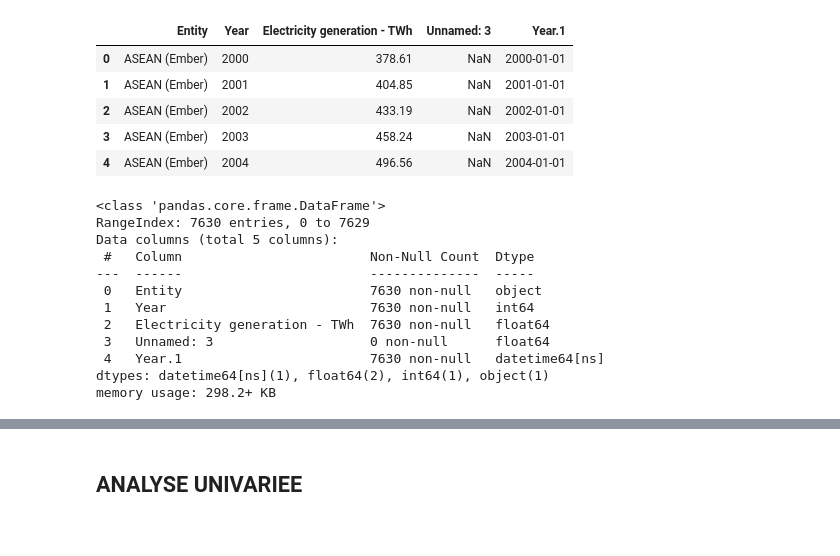
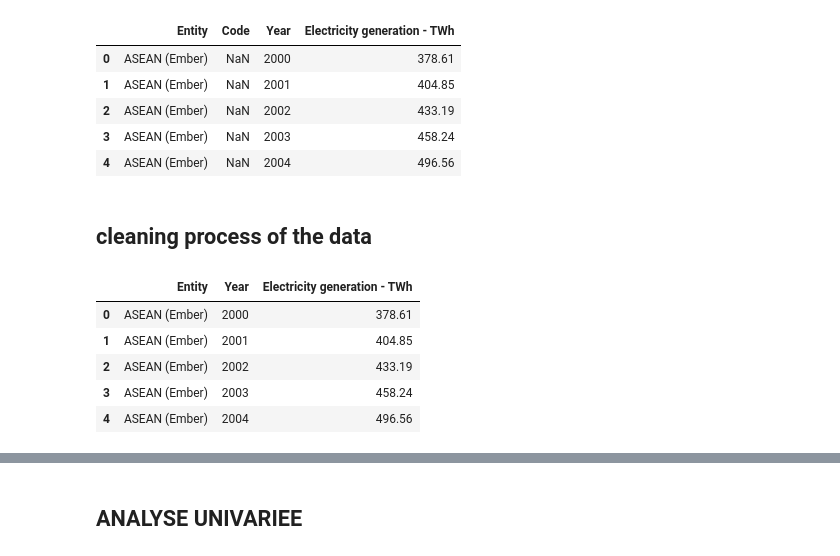
Before and after one commit to Kba-hub-cell/Dataviz_africitizen_project, a Jupyter notebook: Exploratory_analysis.ipynb, the cells around one changed output, grey strips where cells are left out. Saved outputs shown, nothing was run; the diff lists cells and outputs as text; code cells hidden in the pictures.

```diff
--- a/Exploratory_analysis.ipynb
+++ b/Exploratory_analysis.ipynb
@@ -4,27 +4,25 @@ import numpy as np
 import seaborn as sns
 import matplotlib.pyplot as plt
 # %%
-df = pd.read_excel('electricity_generation_cleaned.xlsx')
+df = pd.read_csv('electricity_generation.csv')
 df.head()
 # %% [output]
-|  | Entity | Year | Electricity generation - TWh | Unnamed: 3 | Year.1 |
-| 0 | ASEAN (Ember) | 2000 | 378.61 | NaN | 2000-01-01 |
-| 1 | ASEAN (Ember) | 2001 | 404.85 | NaN | 2001-01-01 |
-| 2 | ASEAN (Ember) | 2002 | 433.19 | NaN | 2002-01-01 |
-| 3 | ASEAN (Ember) | 2003 | 458.24 | NaN | 2003-01-01 |
-| 4 | ASEAN (Ember) | 2004 | 496.56 | NaN | 2004-01-01 |
+|  | Entity | Code | Year | Electricity generation - TWh |
+| 0 | ASEAN (Ember) | NaN | 2000 | 378.61 |
+| 1 | ASEAN (Ember) | NaN | 2001 | 404.85 |
+| 2 | ASEAN (Ember) | NaN | 2002 | 433.19 |
+| 3 | ASEAN (Ember) | NaN | 2003 | 458.24 |
+| 4 | ASEAN (Ember) | NaN | 2004 | 496.56 |
+# %% [markdown]
+## cleaning process of the data
 # %%
-df.info()
+# droping of the 'Code' column if it exists (case-sensitive); ignore if missing to avoid KeyError
+df.drop(columns=['Code'], errors='ignore', inplace=True)
+df.head()
 # %% [output]
-<class 'pandas.core.frame.DataFrame'>
-RangeIndex: 7630 entries, 0 to 7629
-Data columns (total 5 columns):
- #   Column                        Non-Null Count  Dtype
----  ------                        --------------  -----
- 0   Entity                        7630 non-null   object
- 1   Year                          7630 non-null   int64
- 2   Electricity generation - TWh  7630 non-null   float64
- 3   Unnamed: 3                    0 non-null      float64
- 4   Year.1                        7630 non-null   datetime64[ns]
-dtypes: datetime64[ns](1), float64(2), int64(1), object(1)
-memory usage: 298.2+ KB
+|  | Entity | Year | Electricity generation - TWh |
+| 0 | ASEAN (Ember) | 2000 | 378.61 |
+| 1 | ASEAN (Ember) | 2001 | 404.85 |
+| 2 | ASEAN (Ember) | 2002 | 433.19 |
+| 3 | ASEAN (Ember) | 2003 | 458.24 |
+| 4 | ASEAN (Ember) | 2004 | 496.56 |
```
Also changed, not shown: parts of 41 cells of this notebook, 8 other files.
